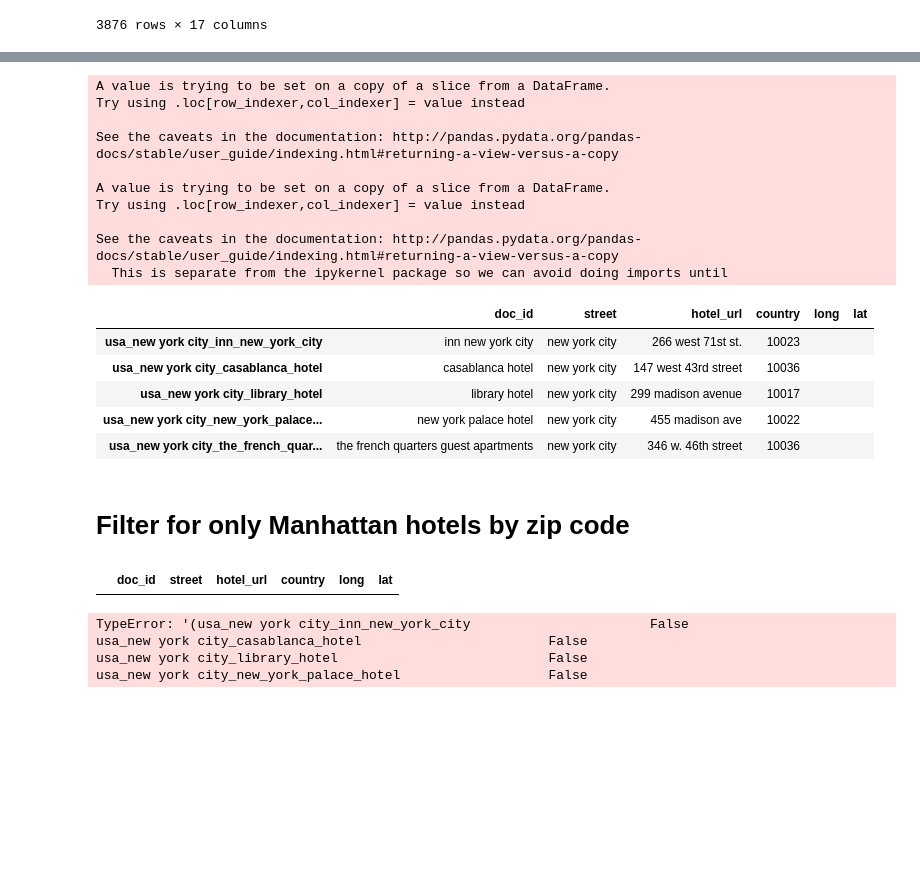
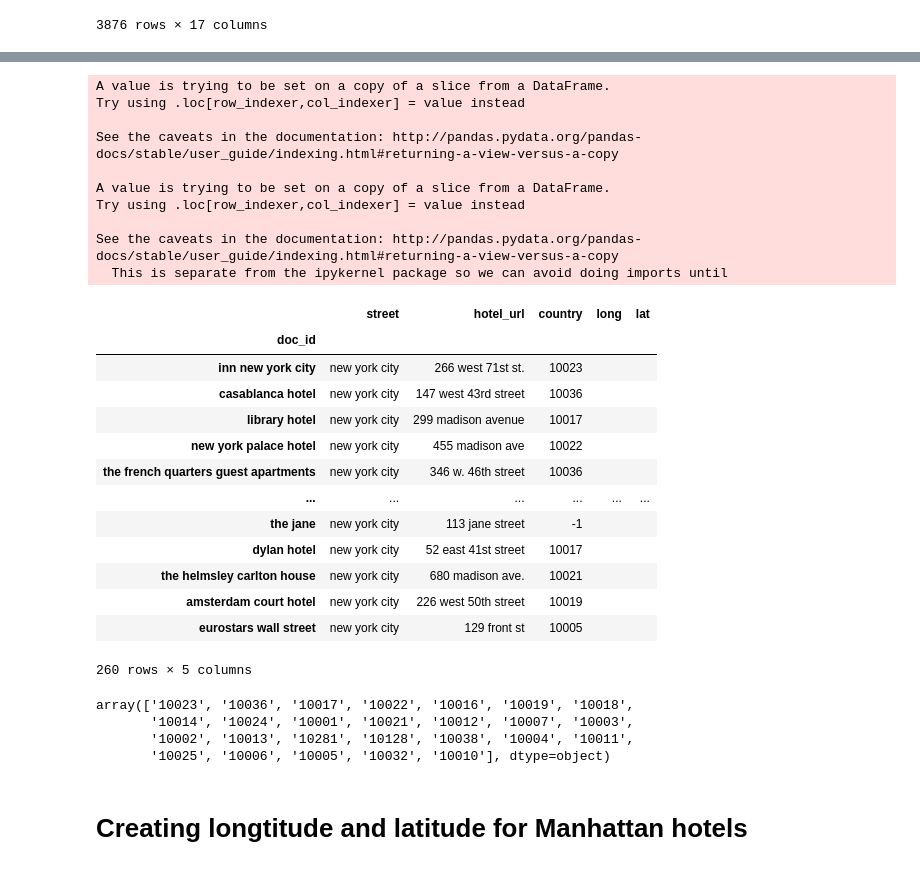
Before and after one commit to AchilleasDrakou/Data-Viz-Final-Project, a Jupyter notebook: Airbnb/Filtering Airbnb and Hotels.ipynb, the cells around one changed output, grey strips where cells are left out. Cells and saved outputs as stored; diff of their text form; code cells hidden in the pictures; blank space fills up the shorter version.

```diff
--- a/Airbnb/Filtering Airbnb and Hotels.ipynb
+++ b/Airbnb/Filtering Airbnb and Hotels.ipynb
@@ -106,2 +106,2 @@ DF
 # %%
-hotels = pd.read_csv("hotels/new-york-city.csv")
+df_hotel = pd.read_csv("new-york-city.csv")
@@ -124,23 +124,30 @@ hotels
 # %%
-addresses = hotels[['doc_id','street','hotel_url','country']]
-addresses['long'] = ""
-addresses['lat'] = ""
-addresses.set_index('doc_id')
-addresses.head()
+DF_hotel = df_hotel[['doc_id','street','hotel_url','country']]
+DF_hotel['long'] = ""
+DF_hotel['lat'] = ""
+DF_hotel.set_index('doc_id')
 # %% [output]
 A value is trying to be set on a copy of a slice from a DataFrame.
 Try using .loc[row_indexer,col_indexer] = value instead
 
 See the caveats in the documentation: http://pandas.pydata.org/pandas-docs/stable/user_guide/indexing.html#returning-a-view-versus-a-copy
 
 A value is trying to be set on a copy of a slice from a DataFrame.
 Try using .loc[row_indexer,col_indexer] = value instead
 
 See the caveats in the documentation: http://pandas.pydata.org/pandas-docs/stable/user_guide/indexing.html#returning-a-view-versus-a-copy
   This is separate from the ipykernel package so we can avoid doing imports until
-|  | doc_id | street | hotel_url | country | long | lat |
-| usa_new york city_inn_new_york_city | inn new york city | new york city | 266 west 71st st. | 10023 |  |  |
-| usa_new york city_casablanca_hotel | casablanca hotel | new york city | 147 west 43rd street | 10036 |  |  |
-| usa_new york city_library_hotel | library hotel | new york city | 299 madison avenue | 10017 |  |  |
-| usa_new york city_new_york_palace... | new york palace hotel | new york city | 455 madison ave | 10022 |  |  |
-| usa_new york city_the_french_quar... | the french quarters guest apartments | new york city | 346 w. 46th street | 10036 |  |  |
+|  | street | hotel_url | country | long | lat |
+| doc_id |  |  |  |  |  |
+| inn new york city | new york city | 266 west 71st st. | 10023 |  |  |
+| casablanca hotel | new york city | 147 west 43rd street | 10036 |  |  |
+| library hotel | new york city | 299 madison avenue | 10017 |  |  |
+| new york palace hotel | new york city | 455 madison ave | 10022 |  |  |
+| the french quarters guest apartments | new york city | 346 w. 46th street | 10036 |  |  |
+| ... | ... | ... | ... | ... | ... |
+| the jane | new york city | 113 jane street | -1 |  |  |
+| dylan hotel | new york city | 52 east 41st street | 10017 |  |  |
+| the helmsley carlton house | new york city | 680 madison ave. | 10021 |  |  |
+| amsterdam court hotel | new york city | 226 west 50th street | 10019 |  |  |
+| eurostars wall street | new york city | 129 front st | 10005 |  |  |
+260 rows × 5 columns
@@ -147,15 +161,9 @@ See the caveats in the documentation: http://pandas.pydata.org/pandas-docs/stabl
+# %%
+DF_hotel.zip.unique()
+# %% [output]
+array(['10023', '10036', '10017', '10022', '10016', '10019', '10018',
+       '10014', '10024', '10001', '10021', '10012', '10007', '10003',
+       '10002', '10013', '10281', '10128', '10038', '10004', '10011',
+       '10025', '10006', '10005', '10032', '10010'], dtype=object)
 # %% [markdown]
-# Filter for only Manhattan hotels by zip code
+# Creating longtitude and latitude for Manhattan hotels
-# %%
-manhattan = addresses[addresses.country == 10075]
-manhattan
-# %% [output]
-|  | doc_id | street | hotel_url | country | long | lat |
-# %%
-manhattan = addresses[addresses.country == 10026, 10027, 10030, 10037, 10039, 10001, 10011, 10018, 10019, 10020, 10036, 10029, 10035, 10010, 10016, 10017, 10022, 10012, 10013, 10014, 10004, 10005, 10006, 10007, 10038, 10280, 10002, 10003, 10009, 10021, 10028, 10044, 10065, 10075, 10128, 10023, 10024, 10025, 10031, 10032, 10033, 10034, 10040]
-manhattan
-# %% [output]
-TypeError: '(usa_new york city_inn_new_york_city                       False
-usa_new york city_casablanca_hotel                        False
-usa_new york city_library_hotel                           False
-usa_new york city_new_york_palace_hotel                   False
```
Also changed, not shown: parts of 12 cells of this notebook, 3 other files.
